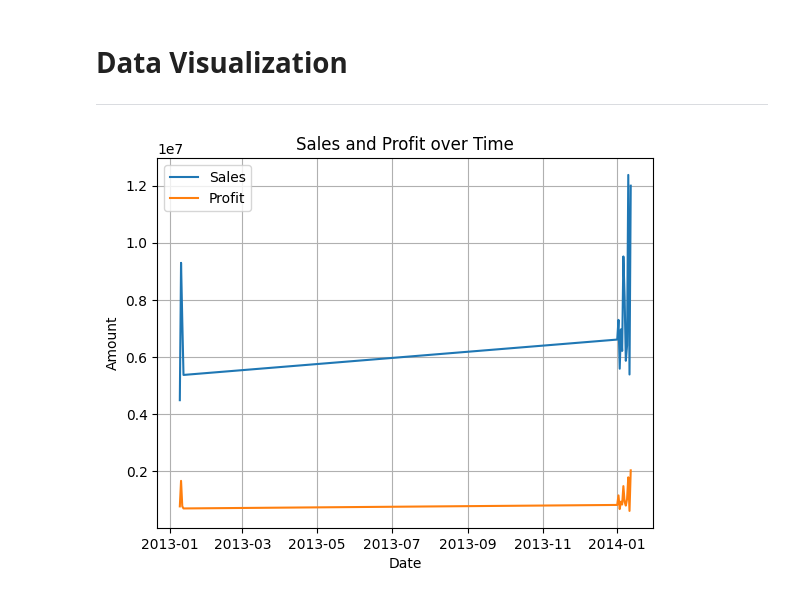
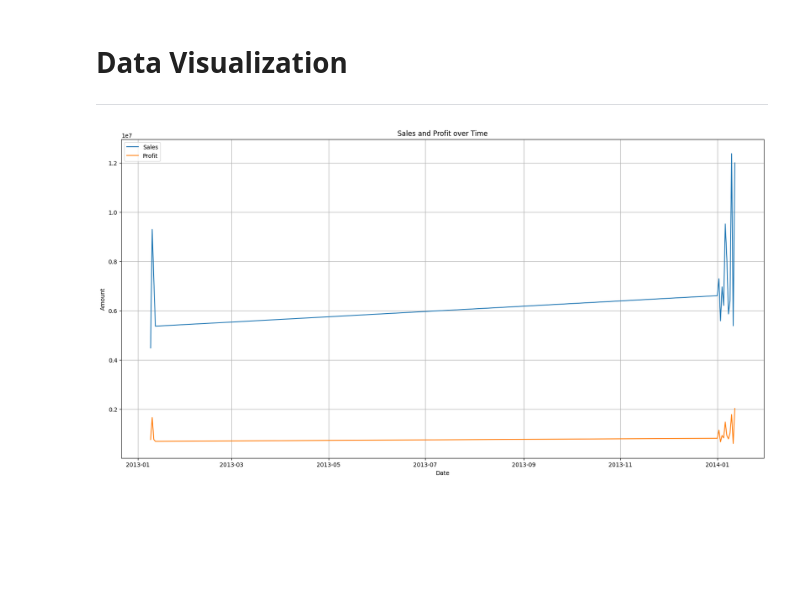
Before and after one commit to akhilsamvarghese/Financials-visualisation, a Jupyter notebook: Financials_Visulization.ipynb, the cells around one changed output. Saved outputs shown, nothing was run; the diff lists cells and outputs as text; code cells hidden in the pictures; blank space fills up the shorter version.

Commit message:
added a few more data visualization tecniques for analyzing the data

```diff
--- a/Financials_Visulization.ipynb
+++ b/Financials_Visulization.ipynb
@@ -159,18 +158,19 @@ df.to_csv("cleaned_dataset.csv", index='False')
 # %%
 # Group data by Date
 grouped_df = df.groupby('Date').agg({'Sales': 'sum', 'Profit': 'sum'})
 
 # Plot Sales and Profit over time
+plt.figure(figsize=(20,10))
 plt.plot(grouped_df.index, grouped_df['Sales'], label='Sales')
 plt.plot(grouped_df.index, grouped_df['Profit'], label='Profit')
 plt.title('Sales and Profit over Time')
 plt.xlabel('Date')
 plt.ylabel('Amount')
 plt.legend()
 plt.grid()
 plt.show()
 # %% [output]
-[figure, old version]
+[figure, new version]
 # %%
 #Group data by segment
 grouped_segment = df.groupby('Segment').agg({'Sales': 'sum', 'Profit': 'sum'})
```
Also changed, not shown: parts of 6 cells of this notebook, 1 other file.
